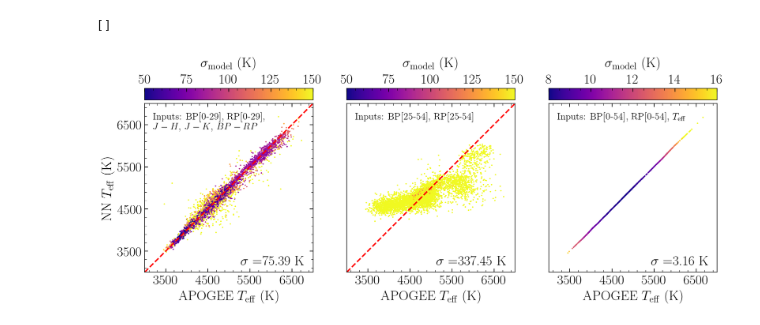
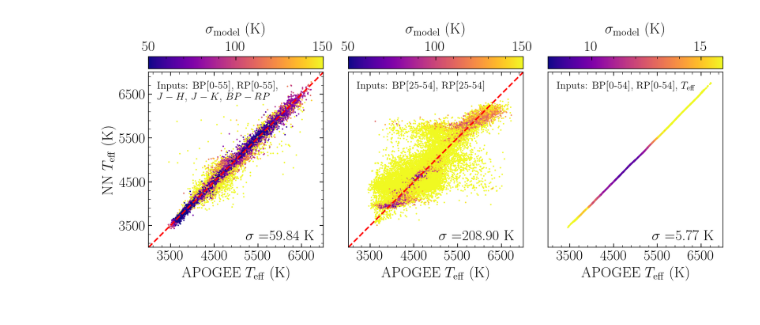
Before and after one commit to henrysky/stars_foundation_diffusion, a Jupyter notebook: Inference.ipynb, the cells around one changed output. Saved outputs shown, nothing was run; the diff lists cells and outputs as text; code cells hidden in the pictures.

```diff
--- a/Inference.ipynb
+++ b/Inference.ipynb
@@ -2,6 +2,7 @@
 import copy
 
 import h5py
+import torch
 import matplotlib.pyplot as plt
 import numpy as np
 import pandas as pd
@@ -13,6 +14,8 @@ from mpl_toolkits.axes_grid1.axes_divider import make_axes_locatable
 from stellarperceptron.model import StellarPerceptron
 
 pylab_style(paper=True)
+
+device = "cuda:0"
 
 
 def top_cbar(ax, mappable, text=None, labelpad=None, ticksformat=None):
@@ -27,12 +30,12 @@ def top_cbar(ax, mappable, text=None, labelpad=None, ticksformat=None):
 
 xp_apogee_testing = h5py.File("./data_files/testing_set.h5", mode="r")
 
-# this notebook is about inference from XP spectra, so we at least need XP spectra and APOGEE labels
 good_idx = (
-    (np.sum(np.isnan(xp_apogee_testing["raw"]["xp_coeffs_gnorm"][()]), axis=1) == 0)
-    & ~np.isnan(xp_apogee_testing["raw"]["teff"][()])
-    & ~np.isnan(xp_apogee_testing["raw"]["logg"][()])
-    & ~np.isnan(xp_apogee_testing["raw"]["m_h"][()])
+    # (np.sum(np.isnan(xp_apogee_testing["raw"]["xp_coeffs_gnorm"][()]), axis=1) == 0)
+    # & ~np.isnan(xp_apogee_testing["raw"]["teff"][()])
+    # & ~np.isnan(xp_apogee_testing["raw"]["logg"][()])
+    # & ~np.isnan(xp_apogee_testing["raw"]["m_h"][()])
+    np.ones(len(xp_apogee_testing["raw"]["teff"][()]), dtype=bool)  # all are good
 )
 
 val_labels = np.column_stack(
@@ -64,10 +67,12 @@ obs_names = np.stack(
     ]
 )
 
+val_labels_df = pd.DataFrame(val_labels, columns=obs_names)
+
 
 nn_model = StellarPerceptron.load(
-    "./model_weights/",
-    device="cuda:1",
+    "./trained_model",
+    device=device,
     mixed_precision=True,
     compile_model=False,
 )
@@ -211,7 +403,9 @@ obs_names = np.stack(
 )
 
 
-def plot_teff(ax, x, y, y_err=None, cmap="plasma", text=None, plot121=True, vmin=50, vmax=150):
+def plot_teff(
+    ax, x, y, y_err=None, cmap="plasma", text=None, plot121=True, vmin=50, vmax=150
+):
     if y_err is None:
         custom_cmap = copy.copy(plt.get_cmap(cmap))
         custom_cmap.set_under(color="white")
@@ -263,24 +457,32 @@ def plot_teff(ax, x, y, y_err=None, cmap="plasma", text=None, plot121=True, vmin
     return mappable
 
 
-fig, ax = plt.subplots(1, 3, figsize=(15, 5.0))
+fig, ax = plt.subplots(1, 3, figsize=(12, 5.0))
 
 # Best Case
 # create pandas DataFrame for validation set
-val_labels_pd = pd.DataFrame(data=val_labels, columns=obs_names).loc[:5000]
+val_labels_pd = pd.DataFrame(data=val_labels, columns=obs_names)
 col_names = [
-    *[f"bp{i}" for i in range(30)],
-    *[f"rp{i}" for i in range(30)],
+    *[f"bp{i}" for i in range(55)],
+    *[f"rp{i}" for i in range(55)],
     *["jh", "jk", "bprp"],
 ]
 val_labels_shuffled = val_labels_pd[col_names]
 test_data_length = len(val_labels_pd)
 val_labels_names = np.tile(col_names, (test_data_length, 1))
 x = nn_model.predict_summary(
-    inputs=val_labels_shuffled, input_tokens=val_labels_names, request_tokens=["teff"], size=1000
+    inputs=val_labels_shuffled,
+    input_tokens=val_labels_names,
+    request_tokens=["teff"],
+    batch_size=128,
+    size=1000,
 )
 plot_teff(
-    ax[0], val_labels_pd["teff"], x["teff"], y_err=x["teff_error"], text="Inputs: BP[0-29], RP[0-29], \n$J-H$, $J-K$, $BP-RP$"
+    ax[0],
+    val_labels_pd["teff"],
+    x["teff"],
+    y_err=x["teff_error"],
+    text="Inputs: BP[0-55], RP[0-55], \n$J-H$, $J-K$, $BP-RP$",
 )
 
 # Worst Case
@@ -293,42 +495,50 @@ val_labels_shuffled = val_labels_pd[col_names]
 test_data_length = len(val_labels_pd)
 val_labels_names = np.tile(col_names, (test_data_length, 1))
 x = nn_model.predict_summary(
-    inputs=val_labels_shuffled, input_tokens=val_labels_names, request_tokens=["teff"], size=1000
+    inputs=val_labels_shuffled,
+    input_tokens=val_labels_names,
+    request_tokens=["teff"],
+    size=1000,
 )
 plot_teff(
-    ax[1], val_labels_pd["teff"], x["teff"], y_err=x["teff_error"], text="Inputs: BP[25-54], RP[25-54]"
+    ax[1],
+    val_labels_pd["teff"],
+    x["teff"],
+    y_err=x["teff_error"],
+    text="Inputs: BP[25-54], RP[25-54]",
 )
 ax[1].set_ylabel(None)
 ax[1].set_yticks([])
 
 
 # Best Case
 # create pandas DataFrame for validation set
-val_labels_pd = pd.DataFrame(data=val_labels, columns=obs_names).loc[:1000]
+val_labels_pd = pd.DataFrame(data=val_labels, columns=obs_names)
 col_names = [
-    *[f"bp{i}" for i in range(55)],
-    *[f"rp{i}" for i in range(55)],
+    *[f"bp{i}" for i in range(25, 55)],
+    *[f"rp{i}" for i in range(25, 55)],
     *["jh", "jk", "teff"],
 ]
 val_labels_shuffled = val_labels_pd[col_names]
 test_data_length = len(val_labels_pd)
 val_labels_names = np.tile(col_names, (test_data_length, 1))
 x = nn_model.predict_summary(
-    inputs=val_labels_shuffled, input_tokens=val_labels_names, request_tokens=["teff"]
+    inputs=val_labels_shuffled, input_tokens=val_labels_names, request_tokens=["teff"], size=1000
 )
 plot_teff(
     ax[2],
     val_labels_pd["teff"],
     x["teff"],
     y_err=x["teff_error"],
     plot121=False,
     text="Inputs: BP[0-54], RP[0-54], $T_\\mathrm{eff}$",
     vmin=8,
     vmax=16,
 )
 ax[2].set_ylabel(None)
 ax[2].set_yticks([])
+fig.tight_layout()
+fig.savefig("figs/teff_accurancy.pdf")
 # %% [output]
-[]
-[figure, old version]
+[figure, new version]
 # %%
```
Also changed, not shown: parts of 8 cells of this notebook, 7 other files.
